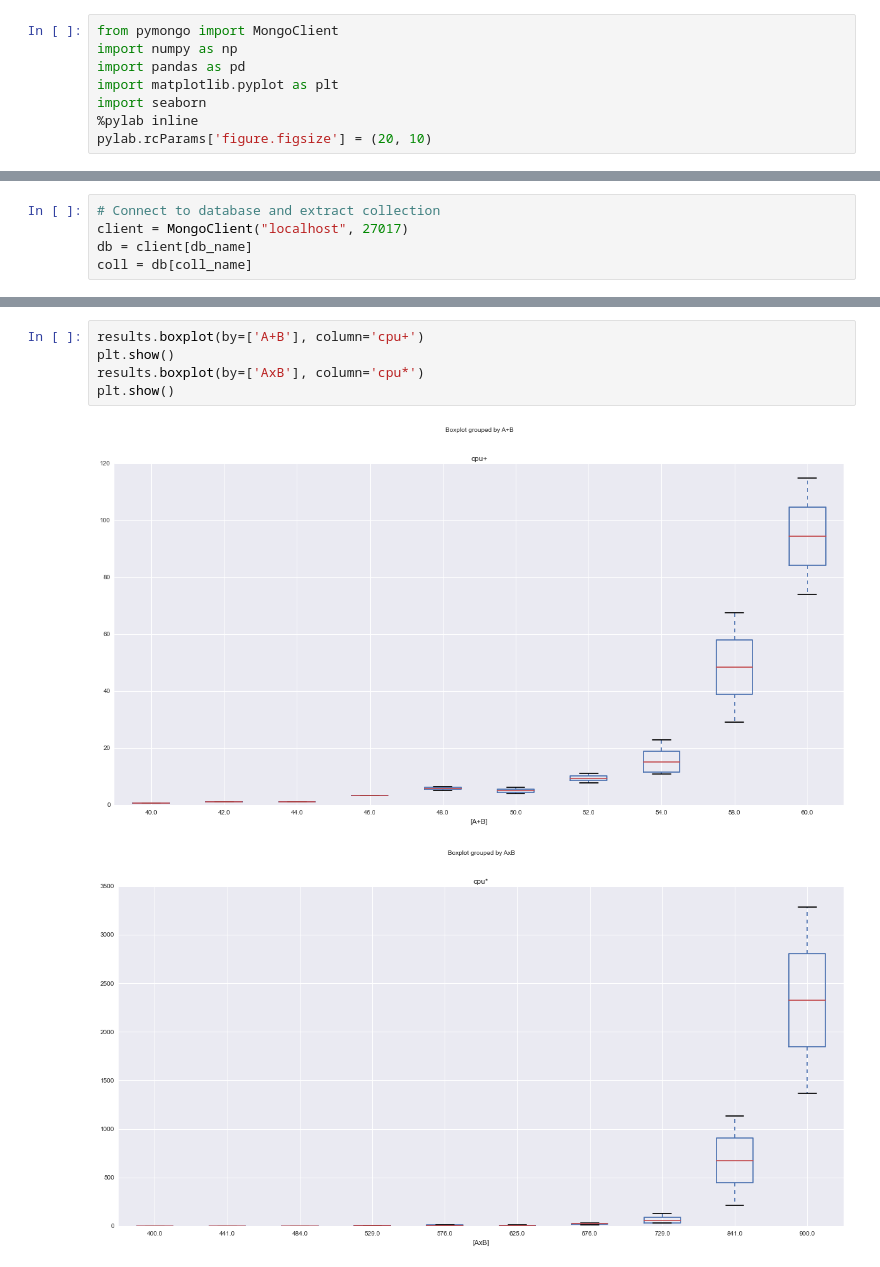
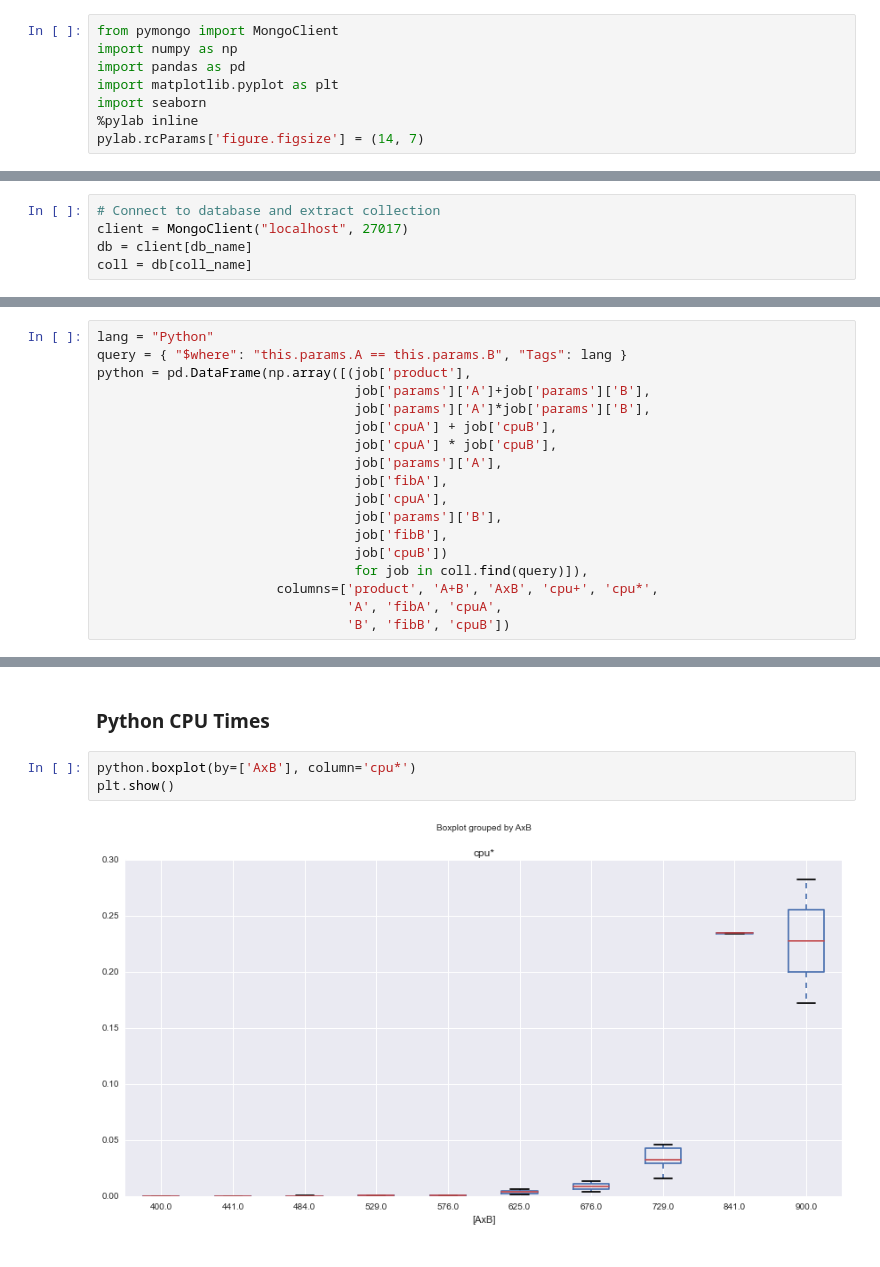
Before and after one commit to ikinsella/squall, a Jupyter notebook: Examples/Analysis/FibAnalysis.ipynb, the cells around one changed output, grey strips where cells are left out. Drawn from its saved outputs; the diff is of its cells as text.

```diff
--- a/Examples/Analysis/FibAnalysis.ipynb
+++ b/Examples/Analysis/FibAnalysis.ipynb
@@ -5,6 +5,6 @@ import pandas as pd
 import matplotlib.pyplot as plt
 import seaborn
 %pylab inline
-pylab.rcParams['figure.figsize'] = (20, 10)
+pylab.rcParams['figure.figsize'] = (14, 7)
 # %% [output]
 Populating the interactive namespace from numpy and matplotlib
@@ -46,0 +58,18 @@ plt.show()
+# %%
+lang = "Python"
+query = { "$where": "this.params.A == this.params.B", "Tags": lang }
+python = pd.DataFrame(np.array([(job['product'],
+                                 job['params']['A']+job['params']['B'],
+                                 job['params']['A']*job['params']['B'],
+                                 job['cpuA'] + job['cpuB'],
+                                 job['cpuA'] * job['cpuB'],
+                                 job['params']['A'],
+                                 job['fibA'],
+                                 job['cpuA'],
+                                 job['params']['B'],
+                                 job['fibB'],
+                                 job['cpuB'])
+                                 for job in coll.find(query)]),
+                       columns=['product', 'A+B', 'AxB', 'cpu+', 'cpu*',
+                                'A', 'fibA', 'cpuA',
+                                'B', 'fibB', 'cpuB'])
@@ -47,8 +204,7 @@ plt.show()
+# %% [markdown]
+### Python CPU Times
 # %%
-results.boxplot(by=['A+B'], column='cpu+')
+python.boxplot(by=['AxB'], column='cpu*')
 plt.show()
-results.boxplot(by=['AxB'], column='cpu*')
-plt.show()
 # %% [output]
-[figure, old version]
+[figure, new version]
-[figure, removed]
```
Also changed, not shown: parts of 44 cells of this notebook, 5 other files.
